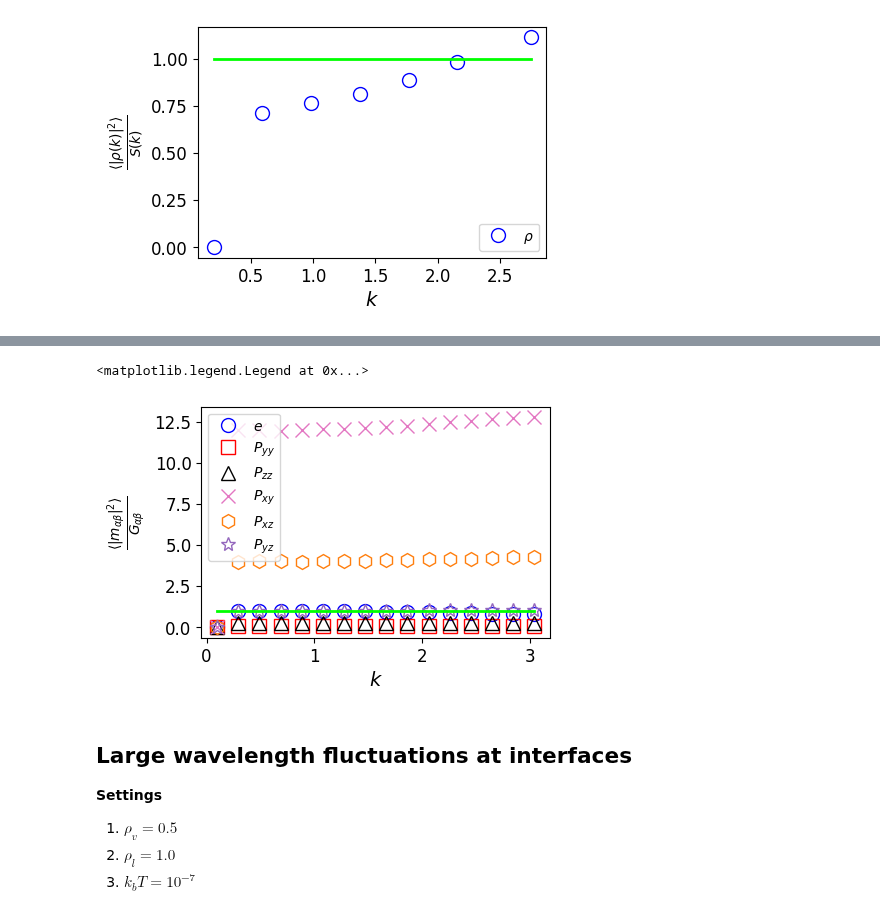
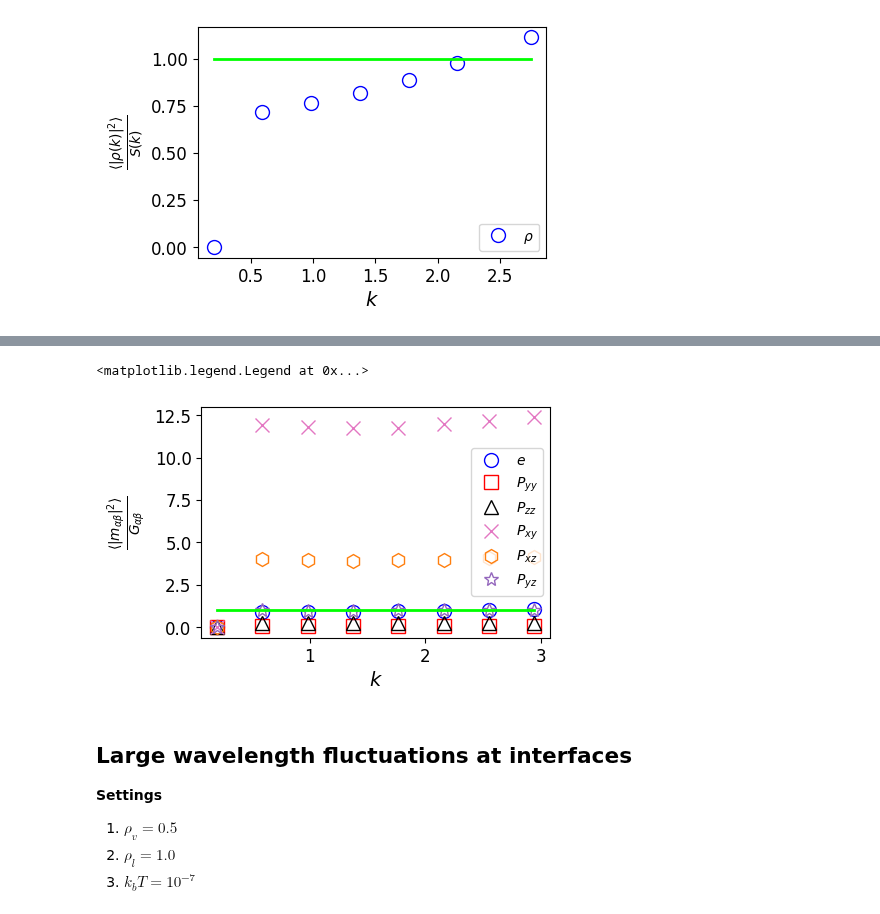
Before and after one commit to uschille/LBMeX, a Jupyter notebook: src_lbm/gross_validation/gross_validation.ipynb, the cells around one changed output, grey strips where cells are left out. Saved outputs shown, nothing was run; the diff lists cells and outputs as text; code cells hidden in the pictures.

```diff
--- a/src_lbm/gross_validation/gross_validation.ipynb
+++ b/src_lbm/gross_validation/gross_validation.ipynb
@@ -172,14 +146,14 @@ $\displaystyle - T n \log{\left(\frac{n}{- b n + 1} \right)} + a n^{2} + n \left
 # %% [markdown]
 ## Surface tension
 # %%
-save_dir = "./"
+save_dir = "./surface_tension/"
 test = os.path.exists(save_dir)
 
 kappa = 0.03
 beta = 0.015
 rhov = 0.1
 rhol = 1.0
-L = 32
+L = 64
 # %%
 if test:
     ts = yt.load(save_dir + "hydro_plt*")
@@ -791,28 +731,25 @@ def thermal_cs2(rho):
     return -expr1 - expr2 - expr3
 
 def cs2k(density, kx, ky, kz):
-    system_cs2 = thermal_cs2(density)
-    # system_cs2 = 2*rho0*Beta*(rho_l - rho_v)**2
     if correlated:
-        out = system_cs2 + lattice_fourier_laplacian(kx, ky, kz)*kappa*rho0
+        out = thermal_cs2(density) + lattice_fourier_laplacian(kx, ky, kz)*kappa*rho0
     else:
-        out = system_cs2
+        out = thermal_cs2(density)
     return out
 # %%
 def spherically_averaged_structure_factor(data, density, scale_factor = 1, func = None):
     S = data.copy()
     L = min(S.shape)
     freqs = fft.fftshift(fft.fftfreq(L))
-    # freqs = fft.fftfreq(L)
     kx, ky, kz = np.meshgrid(*tuple([2*np.pi*freqs for L in [L, L, L]]), indexing='ij')
     k = np.stack([kx, ky, kz], axis = -1)
     k1 = np.linalg.norm(k, axis=-1).flatten()
-    S1 = S.flatten()
 
     if func is not None:
-         S1 = func(S1, cs2k(density, kx, ky, kz).flatten())
-    S1 /= scale_factor
+         S = func(S, cs2k(density, kx, ky, kz))
+    S /= scale_factor
 
+    S1 = S.flatten()
     kmin = 2*np.pi/L # sampling frequency
     where = np.s_[:]#np.where(k1<=kmax)
 
@@ -1111,38 +1077,39 @@ sz = 3
 fig, ax = plt.subplots(1, 1, figsize = (sz*ar, sz))
 
 colors = ['b', "r", "k", "tab:pink", "tab:orange", "tab:purple"]
 markers = ["o", "s", '^', "x", "h", "*"]
 labels = [r"$e$", r"$P_{yy}$", r"$P_{zz}$", r"$P_{xy}$", r"$P_{xz}$",r"$P_{yz}$"]
 
-# scaling_functions = [lambda a, c: a*c/(1 - c), None, None, None, None, None]
-scaling_functions = [None, None, None, None, None, None]
-scaling_factors = [(1 - cs2)*1/cs2, 4, 4/3, 1/3, 1/3, 1/3]
+scaling_functions = [lambda a, c: a*c/(1 - c), None, None, None, None, None]
+scaling_factors = [1, 4, 4/3, 1/3, 1/3, 1/3]
+# scaling_functions = [None, None, None, None, None, None]
+# scaling_factors = [(1 - cs2)*1/cs2, 4, 4/3, 1/3, 1/3, 1/3]
 
 # scaling_functions = np.roll(scaling_functions, shift = 2)
 # scaling_factors = np.roll(scaling_factors, shift = 2)
 
 # scaling_functions = [None, None, None, lambda a, c: a*(1 - c), None, None]
 # scaling_factors = [1/3, 1/3, 4/3, 1, 4, 1/3]
 
 for i, d in enumerate(data):
-        x, y = spherically_averaged_structure_factor(d, scale_factor = scaling_factors[i], func=scaling_functions[i])
+        x, y = spherically_averaged_structure_factor(d, rho_data, scale_factor = scaling_factors[i], func=scaling_functions[i])
         ax.plot(x, y,
                 marker = markers[i], color = colors[i],
                 markerfacecolor = "None", markersize = 10,
                 linestyle = "None", label = labels[i])
 
 ax.plot(x, [1]*x.size, 'lime', lw = 2)
 
 ax.set_xlabel(r"$k$", fontsize = 14)
 # ax.set_ylabel(r"$\frac{ \langle | \rho(k) | ^2 \rangle }{S(k)}$", fontsize = 14)
 ax.set_ylabel(r"$\frac{ \langle | m_{\alpha \beta} | ^2 \rangle }{G_{\alpha \beta}}$", fontsize = 14)
 
 ax.tick_params(axis='both', which='major', labelsize=12)
 ax.tick_params(axis='both', which='minor', labelsize=10)
 ax.legend()
 # %% [output]
 <matplotlib.legend.Legend at 0x...>
-[figure, old version]
+[figure, new version]
 # %% [markdown]
 ## Large wavelength fluctuations at interfaces
 
```
Also changed, not shown: parts of 21 cells of this notebook, 2 other files.
